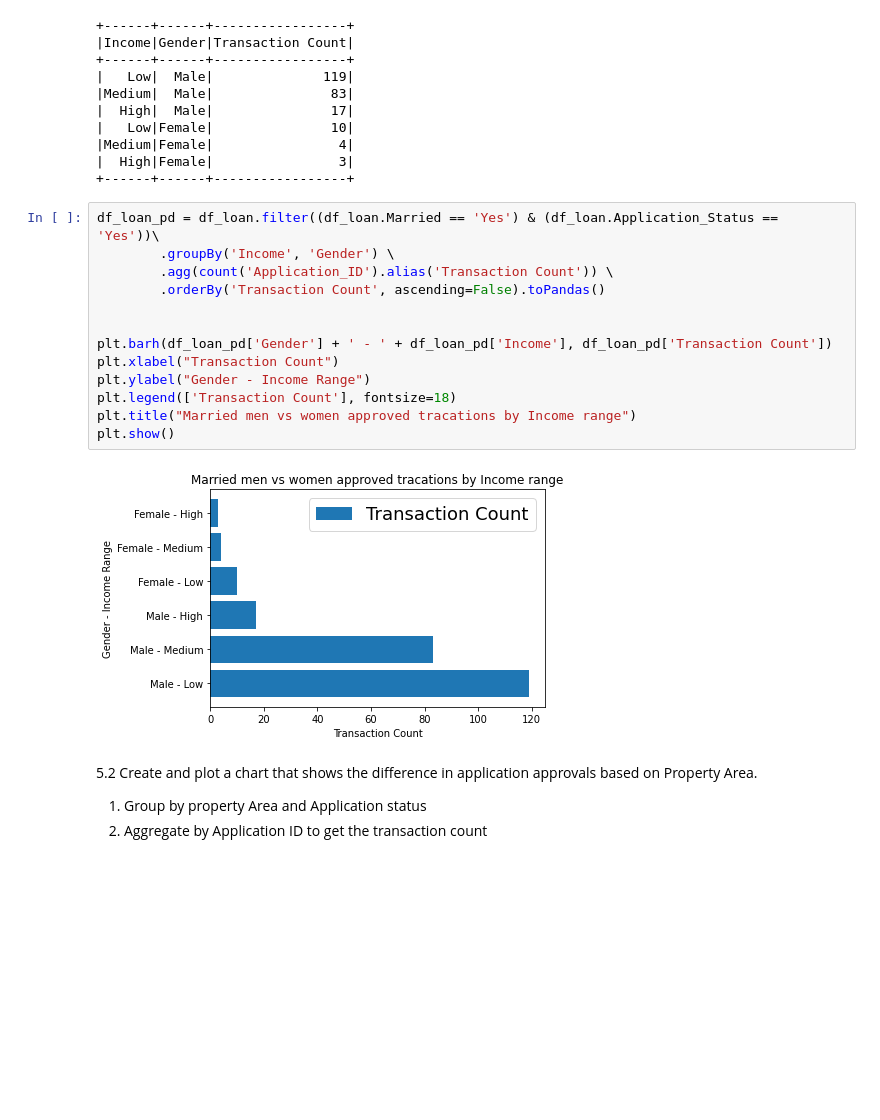
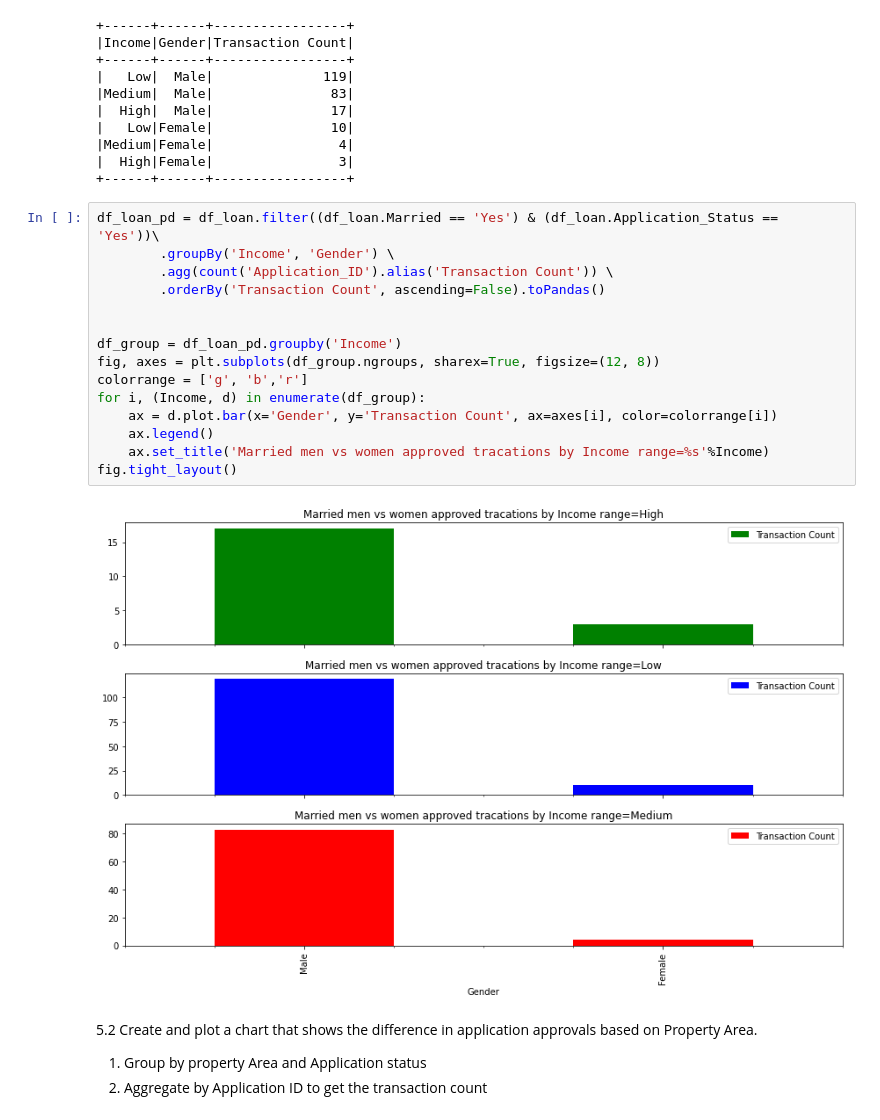
Before and after one commit to lekhuv/DataEngineering-Capstone-Project, a Jupyter notebook: LoanDataVisualization.ipynb, the cells around one changed output. Saved outputs shown, nothing was run; the diff lists cells and outputs as text; blank space fills up the shorter version.

Commit message:
enhance the graphs

```diff
--- a/LoanDataVisualization.ipynb
+++ b/LoanDataVisualization.ipynb
@@ -67,18 +67,20 @@ df_loan.filter((df_loan.Married == 'Yes') & (df_loan.Application_Status == 'Yes'
 # %%
 df_loan_pd = df_loan.filter((df_loan.Married == 'Yes') & (df_loan.Application_Status == 'Yes'))\
         .groupBy('Income', 'Gender') \
         .agg(count('Application_ID').alias('Transaction Count')) \
         .orderBy('Transaction Count', ascending=False).toPandas()
 
 
-plt.barh(df_loan_pd['Gender'] + ' - ' + df_loan_pd['Income'], df_loan_pd['Transaction Count'])
-plt.xlabel("Transaction Count")
-plt.ylabel("Gender - Income Range")
-plt.legend(['Transaction Count'], fontsize=18)
-plt.title("Married men vs women approved tracations by Income range")
-plt.show()
+df_group = df_loan_pd.groupby('Income')
+fig, axes = plt.subplots(df_group.ngroups, sharex=True, figsize=(12, 8))
+colorrange = ['g', 'b','r']
+for i, (Income, d) in enumerate(df_group):
+    ax = d.plot.bar(x='Gender', y='Transaction Count', ax=axes[i], color=colorrange[i])
+    ax.legend()
+    ax.set_title('Married men vs women approved tracations by Income range=%s'%Income)
+fig.tight_layout()
 # %% [output]
-[figure, old version]
+[figure, new version]
 # %% [markdown]
 5.2 Create and plot a chart that shows the difference in application approvals based on Property Area.
 1. Group by property Area and Application status
```
